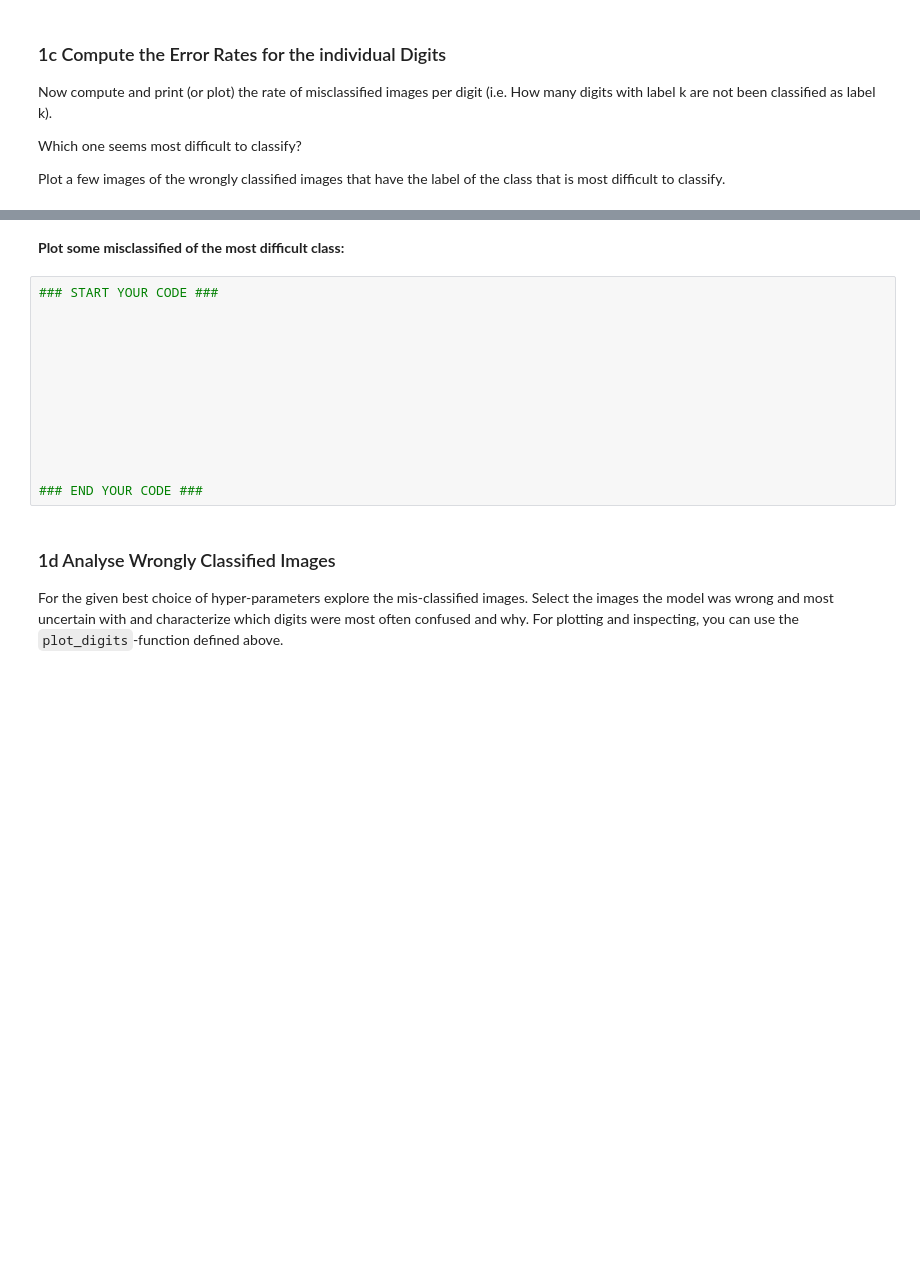
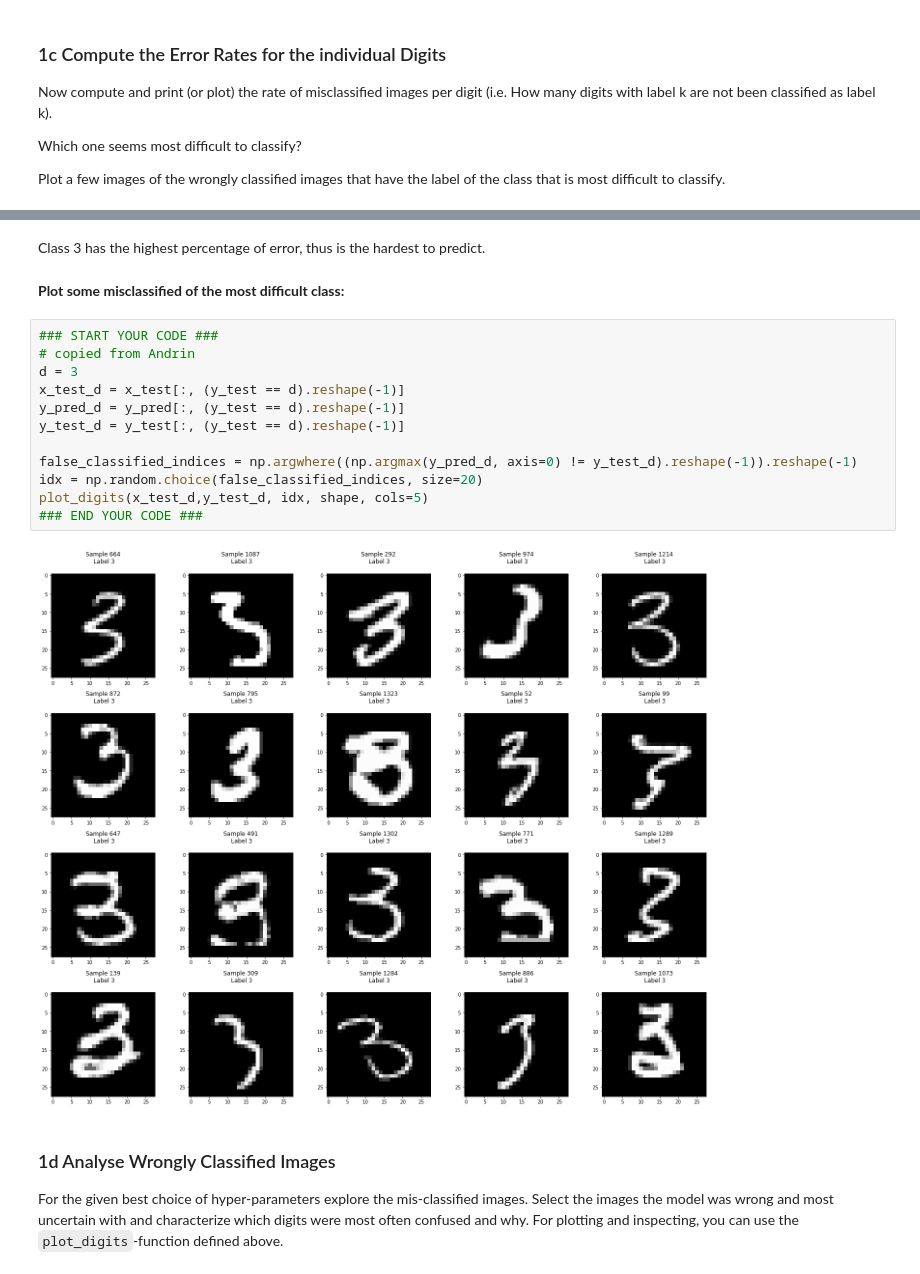
Before and after one commit to FabianGroeger96/mse-deep-learning, a Jupyter notebook: SW03/MNIST_classifier_softmax_stud.ipynb, the cells around one changed output, grey strips where cells are left out. Drawn from its saved outputs; the diff is of its cells as text; blank space fills up the shorter version.

```diff
--- a/SW03/MNIST_classifier_softmax_stud.ipynb
+++ b/SW03/MNIST_classifier_softmax_stud.ipynb
@@ -815,18 +842,21 @@ y_pred = predict(W,b,x_test)
+# %% [markdown]
+Class 3 has the highest percentage of error, thus is the hardest to predict.
 # %% [markdown]
 __Plot some misclassified of the most difficult class:__
-# %%
-### START YOUR CODE ###
-
-
-
-
-
-
-
-
-
-
-### END YOUR CODE ###
+# %%
+### START YOUR CODE ###
+# copied from Andrin
+d = 3
+x_test_d = x_test[:, (y_test == d).reshape(-1)]
+y_pred_d = y_pred[:, (y_test == d).reshape(-1)]
+y_test_d = y_test[:, (y_test == d).reshape(-1)]
+
+false_classified_indices = np.argwhere((np.argmax(y_pred_d, axis=0) != y_test_d).reshape(-1)).reshape(-1)
+idx = np.random.choice(false_classified_indices, size=20)
+plot_digits(x_test_d,y_test_d, idx, shape, cols=5)
+### END YOUR CODE ###
+# %% [output]
+[figure, added]
 # %% [markdown]
 ### 1d Analyse Wrongly Classified Images
 
```
Also changed, not shown: parts of 8 cells of this notebook.
